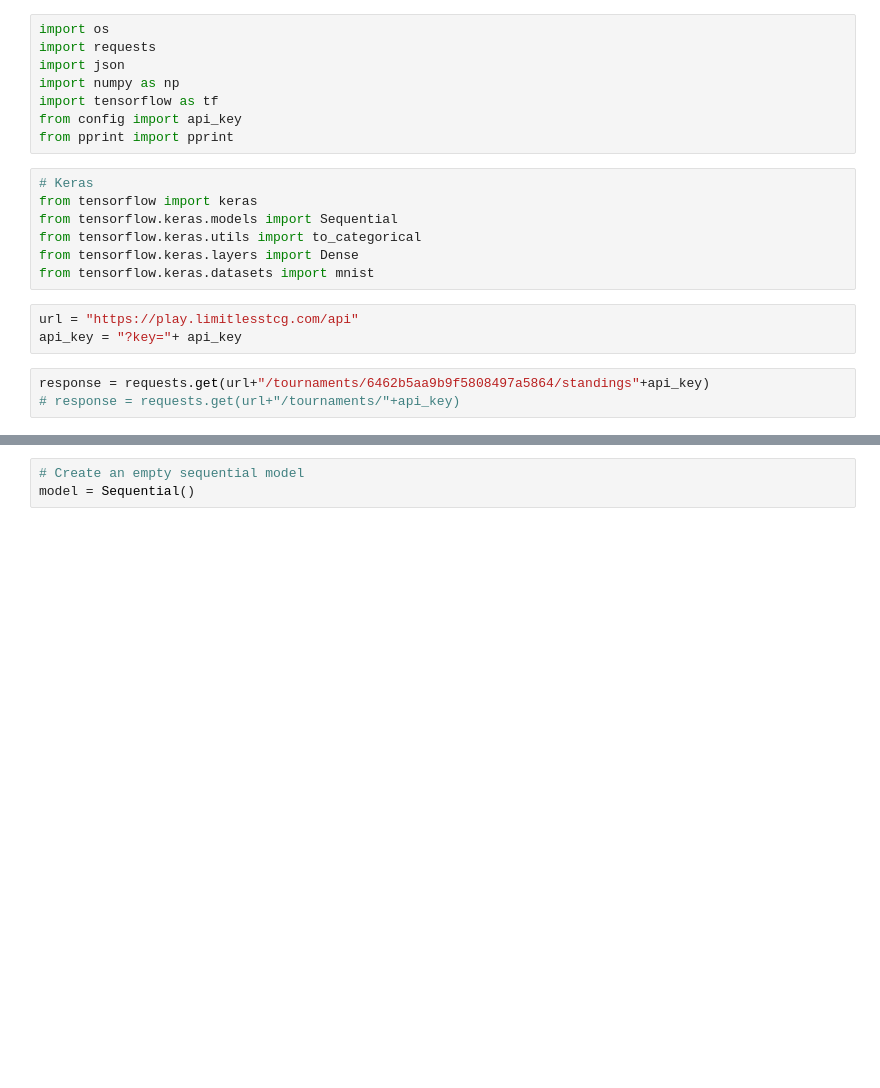
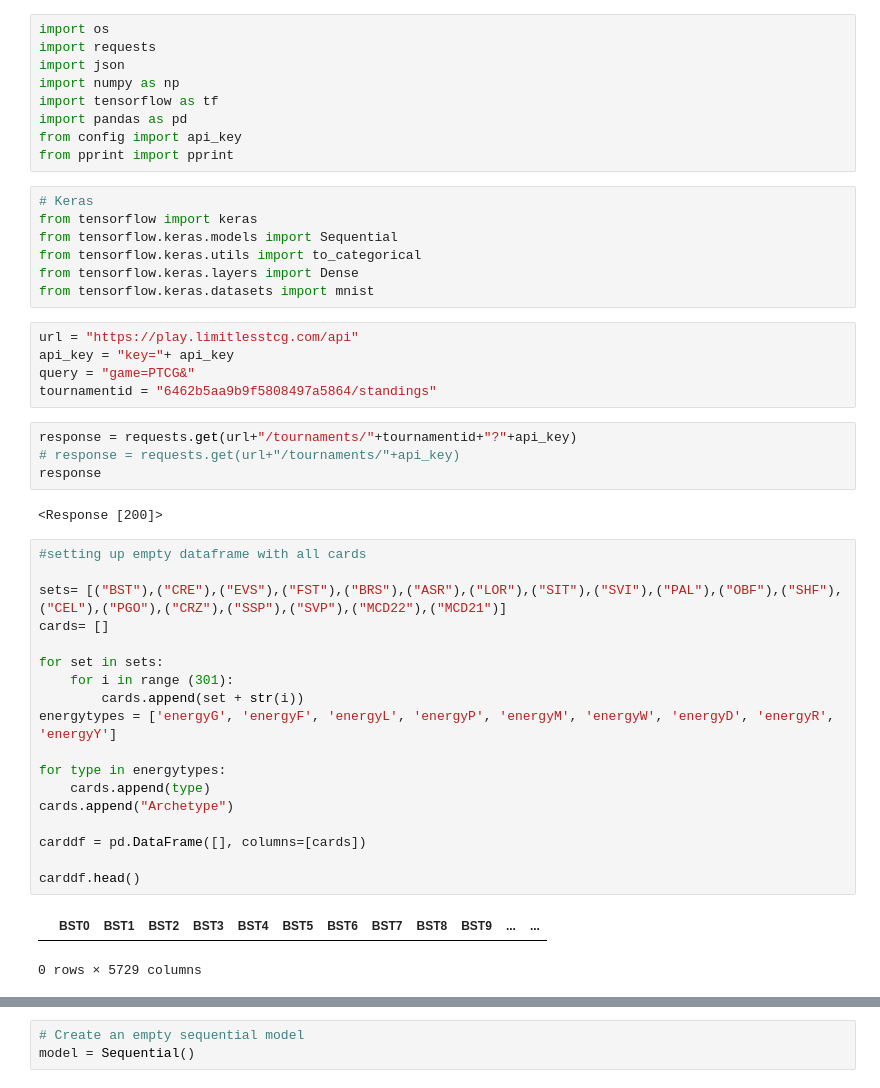
Before and after one commit to DHing1994/Project-4, a Jupyter notebook: Testing.ipynb, the cells around one changed output, grey strips where cells are left out. Saved outputs shown, nothing was run; the diff lists cells and outputs as text; blank space fills up the shorter version.

Commit message:
Dataframe code working

```diff
--- a/Testing.ipynb
+++ b/Testing.ipynb
@@ -4,6 +4,7 @@ import requests
 import json
 import numpy as np
 import tensorflow as tf
+import pandas as pd
 from config import api_key
 from pprint import pprint
 # %%
@@ -15,9 +16,35 @@ from tensorflow.keras.layers import Dense
 from tensorflow.keras.datasets import mnist
 # %%
 url = "https://play.limitlesstcg.com/api"
-api_key = "?key="+ api_key
+api_key = "key="+ api_key
+query = "game=PTCG&"
+tournamentid = "6462b5aa9b9f5808497a5864/standings"
 # %%
-response = requests.get(url+"/tournaments/6462b5aa9b9f5808497a5864/standings"+api_key)
+response = requests.get(url+"/tournaments/"+tournamentid+"?"+api_key)
 # response = requests.get(url+"/tournaments/"+api_key)
+response
+# %% [output]
+<Response [200]>
+# %%
+#setting up empty dataframe with all cards
+
+sets= [("BST"),("CRE"),("EVS"),("FST"),("BRS"),("ASR"),("LOR"),("SIT"),("SVI"),("PAL"),("OBF"),("SHF"),("CEL"),("PGO"),("CRZ"),("SSP"),("SVP"),("MCD22"),("MCD21")]
+cards= []
+
+for set in sets:
+    for i in range (301):
+        cards.append(set + str(i))
+energytypes = ['energyG', 'energyF', 'energyL', 'energyP', 'energyM', 'energyW', 'energyD', 'energyR', 'energyY']
+
+for type in energytypes:
+    cards.append(type)
+cards.append("Archetype")
+
+carddf = pd.DataFrame([], columns=[cards])
+
+carddf.head()
+# %% [output]
+|  | BST0 | BST1 | BST2 | BST3 | BST4 | BST5 | BST6 | BST7 | BST8 | BST9 | ... | ... |
+0 rows × 5729 columns
 # %%
 data=response.json()
```
Also changed, not shown: parts of 6 cells of this notebook.
